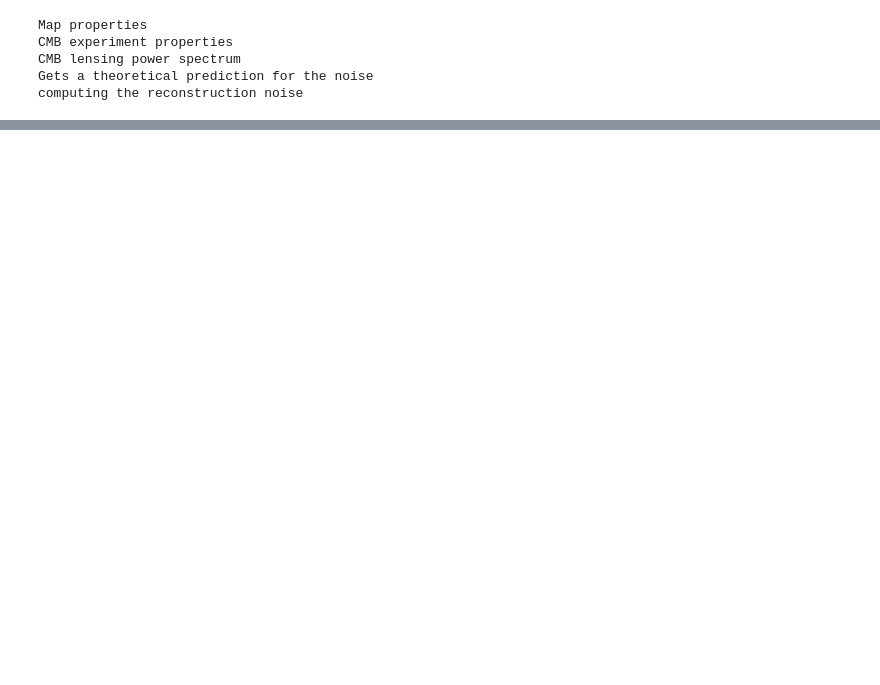
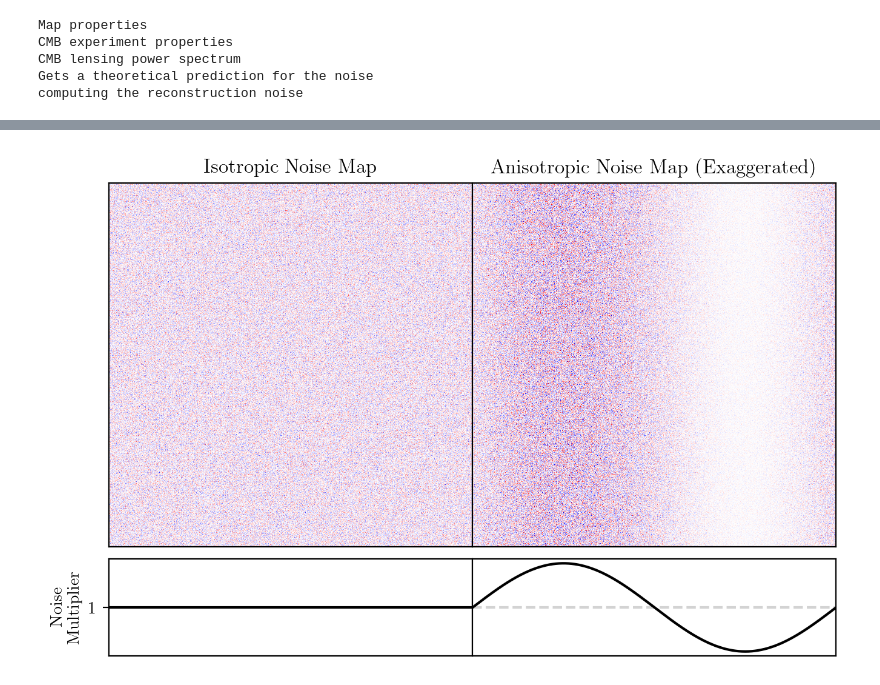
Before and after one commit to DelonShen/LensQuEst, a Jupyter notebook: dev/aniso_noise_visualization.ipynb, the cells around one changed output, grey strips where cells are left out. Saved outputs shown, nothing was run; the diff lists cells and outputs as text; code cells hidden in the pictures; blank space fills up the shorter version.

```diff
--- a/dev/aniso_noise_visualization.ipynb
+++ b/dev/aniso_noise_visualization.ipynb
@@ -136,0 +157,41 @@ plt.savefig('figures/anisotropic_noise_map_exaggeratd_visual.pdf', bbox_inches =
+# %%
+fig1 = plt.figure(dpi=200)
+
+axs=[[fig1.add_axes((0.0,0.2,.5,.8)), fig1.add_axes((0.5,0.2,.5,.8))],
+     [fig1.add_axes((0.0,0.0,.5,.2)), fig1.add_axes((0.5,0.0,.5,.2))]]
+
+
+noiseFourier = baseMap.genGRF(cmb.fdetectorNoise, test=False)
+noiseReal = baseMap.inverseFourier(noiseFourier)
+axs[0][0].imshow(noiseReal, vmin=-40, vmax=40, cmap='seismic')
+axs[0][0].set_title('Isotropic Noise Map')
+
+noiseFourier = apply_cos(noiseFourier)
+noiseReal = baseMap.inverseFourier(noiseFourier)
+axs[0][1].imshow(noiseReal, vmin=-40, vmax=40, cmap='seismic')
+axs[0][1].set_title('Anisotropic Noise Map (Exaggerated)')
+
+
+axs[0][0].set_xticks([])
+axs[0][0].set_yticks([])
+
+axs[0][1].set_xticks([])
+axs[0][1].set_yticks([])
+
+axs[1][0].set_xticks([])
+axs[1][0].set_yticks([1])
+
+axs[1][1].set_xticks([])
+axs[1][1].set_yticks([])
+
+axs[1][1].axhline(1, c='lightgrey', ls='--')
+
+axs[1][1].plot(x,y,'k')
+axs[1][0].plot(x,y,'w')
+
+axs[1][0].axhline(1, c='k')
+axs[1][1].set_xlim([0,800])
+axs[1][0].set_ylabel('Noise\n Multiplier')
+plt.savefig('figures/anisotropic_noise_map_exaggeratd_visual2.pdf', bbox_inches = 'tight')
+# %% [output]
+[figure, added]
```
Also changed, not shown: parts of 2 cells of this notebook, 3 other files.
